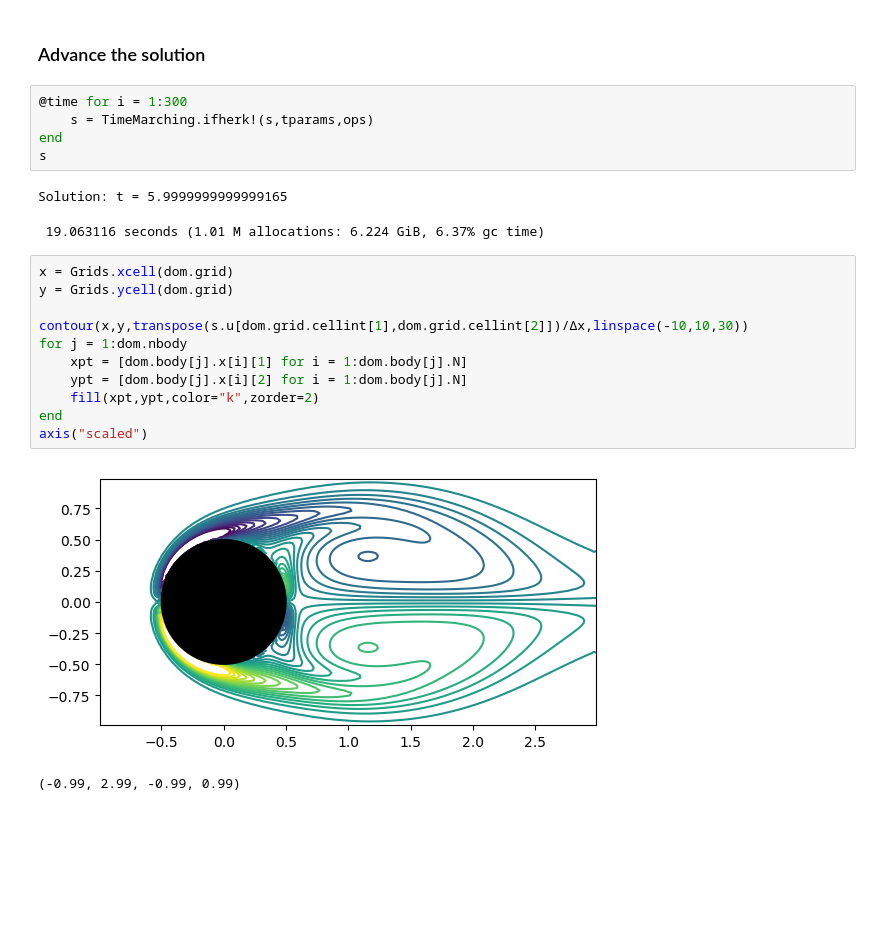
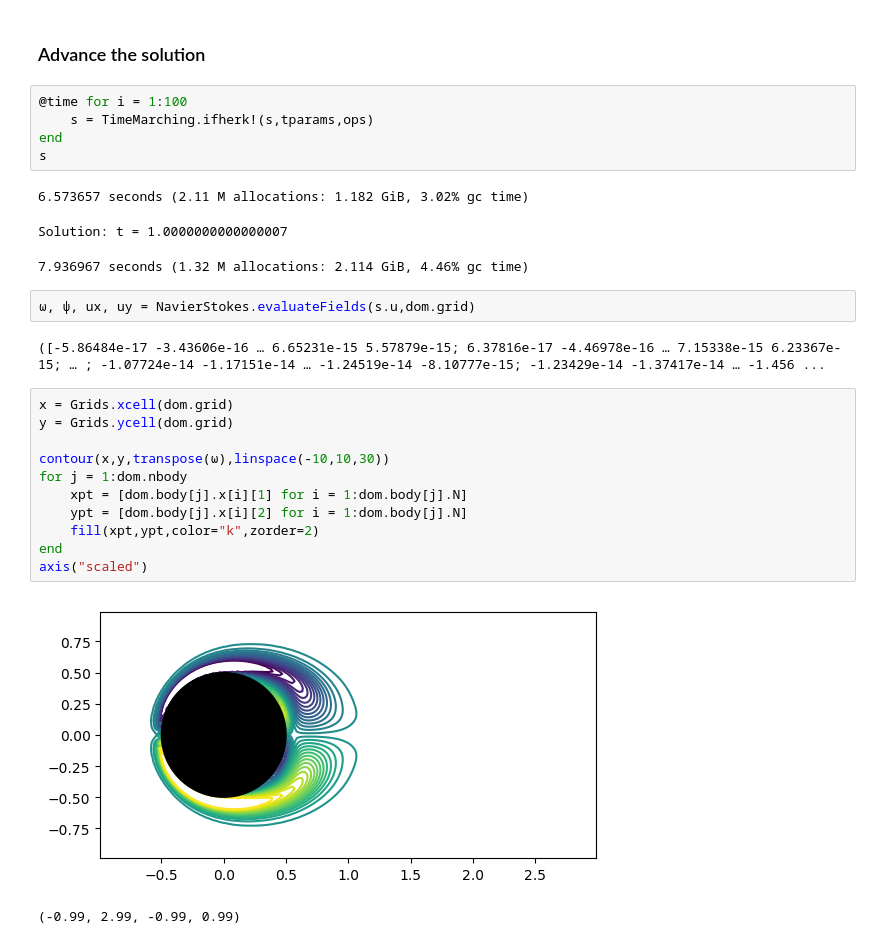
Before and after one commit to JuliaIBPM/ViscousFlow.jl, a Jupyter notebook: examples/Testing Navier-Stokes on a body.ipynb, the cells around one changed output. Cells and saved outputs as stored; diff of their text form; blank space fills up the shorter version.

Commit message:
Added sep grid operators structure and an evaluateFields function for finding streamfunction and velocity

```diff
--- a/examples/Testing Navier-Stokes on a body.ipynb
+++ b/examples/Testing Navier-Stokes on a body.ipynb
@@ -73,25 +71,30 @@ Solution: t = 0.0
 # %% [markdown]
 ### Advance the solution
 # %%
-@time for i = 1:300
+@time for i = 1:100
     s = TimeMarching.ifherk!(s,tparams,ops)
 end
 s
 # %% [output]
-Solution: t = 5.9999999999999165
+6.573657 seconds (2.11 M allocations: 1.182 GiB, 3.02% gc time)
- 19.063116 seconds (1.01 M allocations: 6.224 GiB, 6.37% gc time)
+Solution: t = 1.0000000000000007
+7.936967 seconds (1.32 M allocations: 2.114 GiB, 4.46% gc time)
+# %%
+ω, ψ, ux, uy = NavierStokes.evaluateFields(s.u,dom.grid)
+# %% [output]
+([-5.86484e-17 -3.43606e-16 … 6.65231e-15 5.57879e-15; 6.37816e-17 -4.46978e-16 … 7.15338e-15 6.23367e-15; … ; -1.07724e-14 -1.17151e-14 … -1.24519e-14 -8.10777e-15; -1.23429e-14 -1.37417e-14 … -1.456 ...
 # %%
 x = Grids.xcell(dom.grid)
 y = Grids.ycell(dom.grid)
 
-contour(x,y,transpose(s.u[dom.grid.cellint[1],dom.grid.cellint[2]])/Δx,linspace(-10,10,30))
+contour(x,y,transpose(ω),linspace(-10,10,30))
 for j = 1:dom.nbody
     xpt = [dom.body[j].x[i][1] for i = 1:dom.body[j].N]
     ypt = [dom.body[j].x[i][2] for i = 1:dom.body[j].N]
     fill(xpt,ypt,color="k",zorder=2)
 end
 axis("scaled")
 # %% [output]
-[figure, old version]
+[figure, new version]
 (-0.99, 2.99, -0.99, 0.99)
 # %%
```
Also changed, not shown: parts of 3 cells of this notebook, 5 other files.
